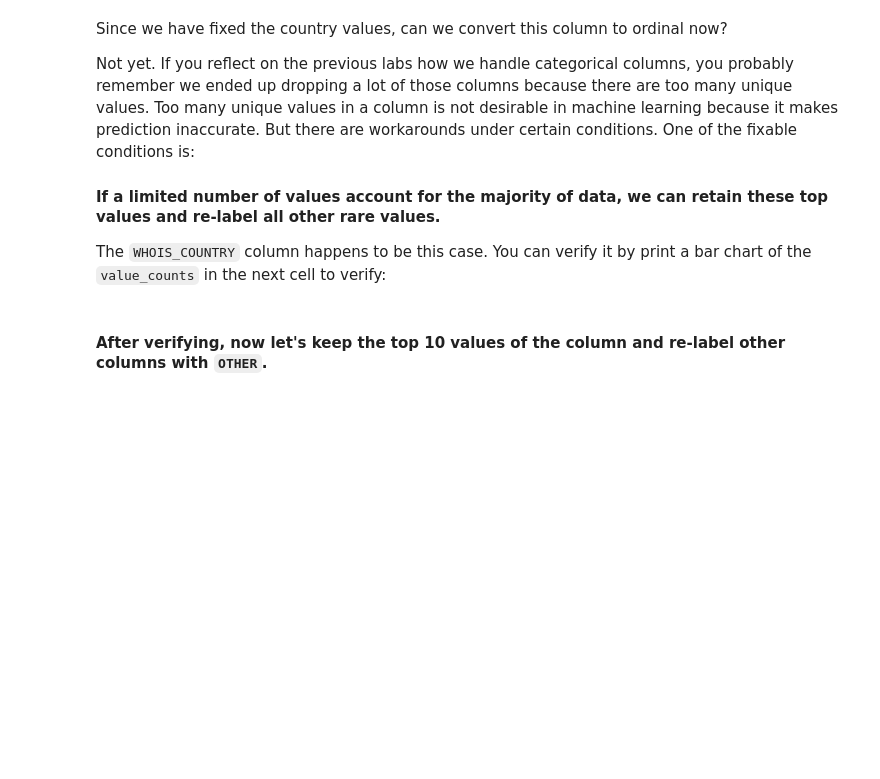
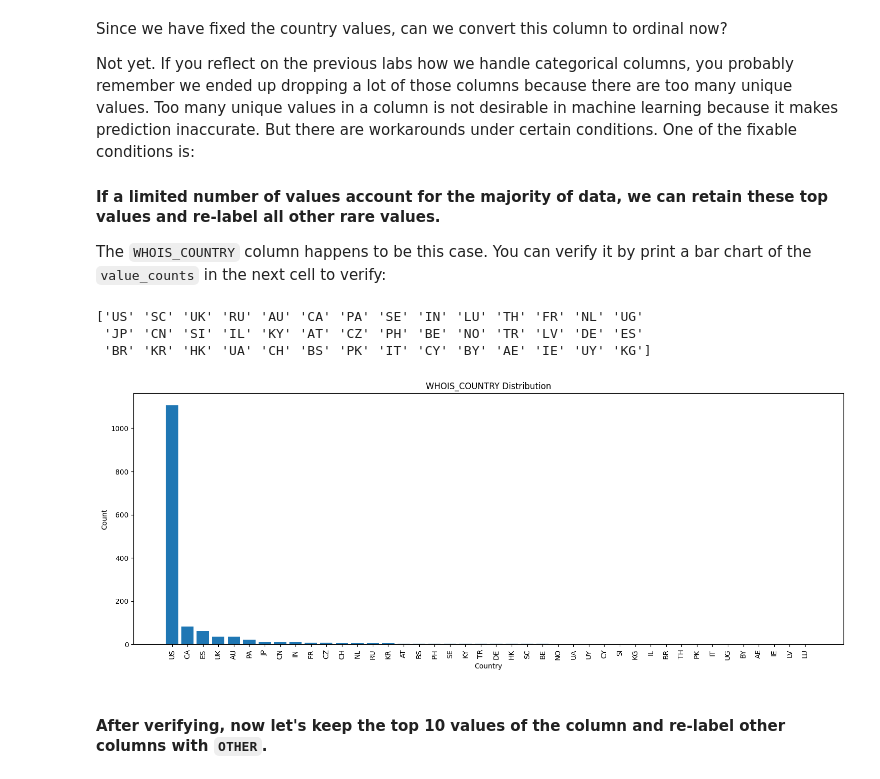
Before and after one commit to steph-crypt/lab-supervised-learning-en, a Jupyter notebook: your-code/main.ipynb, the cells around one changed output. Cells and saved outputs as stored; diff of their text form; code cells hidden in the pictures; blank space fills up the shorter version.

```diff
--- a/your-code/main.ipynb
+++ b/your-code/main.ipynb
@@ -506,8 +690,3 @@ Not yet. If you reflect on the previous labs how we handle categorical columns,
 #### If a limited number of values account for the majority of data, we can retain these top values and re-label all other rare values.
 
 The `WHOIS_COUNTRY` column happens to be this case. You can verify it by print a bar chart of the `value_counts` in the next cell to verify:
-# %%
-def print_bar_plot(x,y):
-    plt.bar(x, y)
-    plt.figure(figsize=(15,15))
-    return plt.show()
@@ -516,2 +693,30 @@ print_bar_plot(websites.WHOIS_COUNTRY.unique(),websites.WHOIS_COUNTRY.value_coun
+# %%
+x = websites.WHOIS_COUNTRY.value_counts().index
+y = websites.WHOIS_COUNTRY.value_counts().values
+
+print(websites['WHOIS_COUNTRY'].unique())
+
+
+import matplotlib.pyplot as plt
+def print_bar_plot(x, y):
+    plt.figure(figsize=(15, 6))  # Set figure size *before* plotting
+    plt.bar(x, y)
+    plt.xticks(rotation=90)      # Optional: rotate x-axis labels for readability
+    plt.title("WHOIS_COUNTRY Distribution")
+    plt.xlabel("Country")
+    plt.ylabel("Count")
+    plt.tight_layout()
+    plt.show()
+# %% [output]
+['US' 'SC' 'UK' 'RU' 'AU' 'CA' 'PA' 'SE' 'IN' 'LU' 'TH' 'FR' 'NL' 'UG'
+ 'JP' 'CN' 'SI' 'IL' 'KY' 'AT' 'CZ' 'PH' 'BE' 'NO' 'TR' 'LV' 'DE' 'ES'
+ 'BR' 'KR' 'HK' 'UA' 'CH' 'BS' 'PK' 'IT' 'CY' 'BY' 'AE' 'IE' 'UY' 'KG']
+# %%
+
+# Call the function correctly
+print_bar_plot(websites.WHOIS_COUNTRY.value_counts().index,
+               websites.WHOIS_COUNTRY.value_counts().values)
+# %% [output]
+[figure, added]
 # %% [markdown]
 #### After verifying, now let's keep the top 10 values of the column and re-label other columns with `OTHER`.
```
Also changed, not shown: parts of 35 cells of this notebook.
